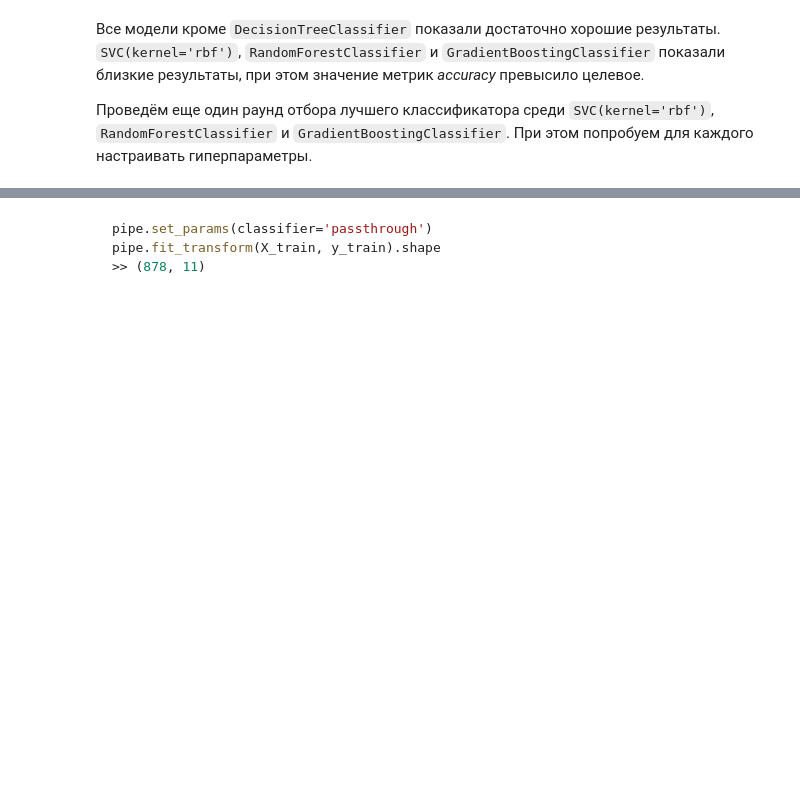
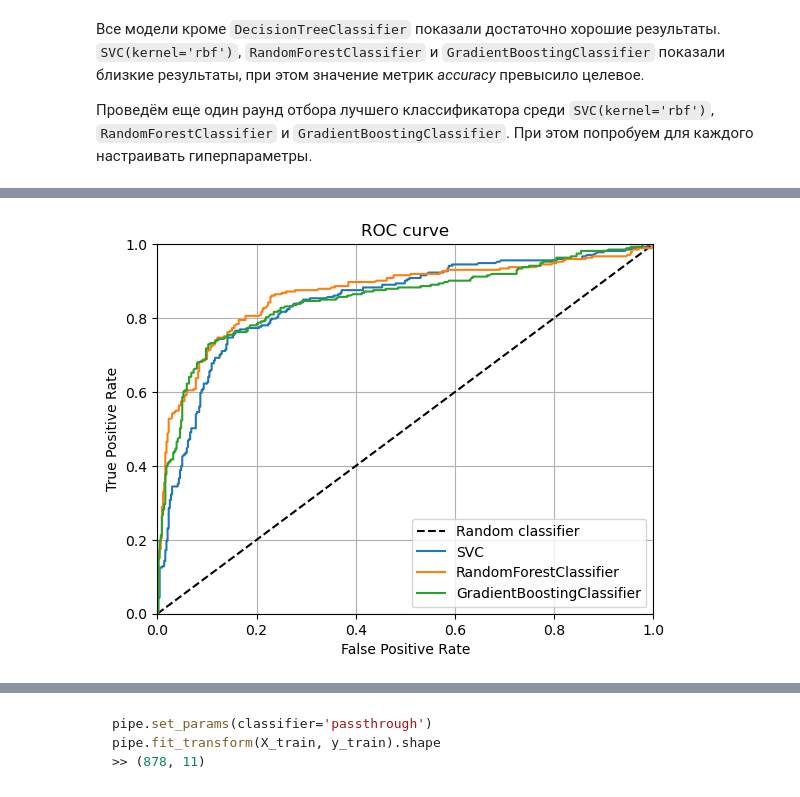
Before and after one commit to AlekseiBogachev/Titanic-Machine-Learning-from-Disaster, a Jupyter notebook: sources/Titanic-Machine-Learning-from-Disaster.ipynb, the cells around one changed output, grey strips where cells are left out. Cells and saved outputs as stored; diff of their text form; code cells hidden in the pictures; blank space fills up the shorter version.

```diff
--- a/sources/Titanic-Machine-Learning-from-Disaster.ipynb
+++ b/sources/Titanic-Machine-Learning-from-Disaster.ipynb
@@ -1583,0 +1528,79 @@ ValueError: Invalid parameter 'min_samples' for estimator RandomForestClassifier
+# %%
+from sklearn.model_selection import GridSearchCV
+
+classifiers = [
+    SVC(kernel='rbf'),
+    RandomForestClassifier(),
+    GradientBoostingClassifier(),
+]
+
+methods = [
+    'decision_function',
+    'predict_proba',
+    'predict_proba',
+]
+
+params_dicts = [
+    {'classifier__C': np.linspace(0.1, 2, 20),
+     'classifier__kernel': ['rbf', 'sigmoid']
+    },
+
+    {'classifier__n_estimators': [10, 25, 50, 100, 150, 200, 250, 300],
+     'classifier__min_samples_split': [2, 5, 10, 50, 100, 200],
+    },
+
+    {'classifier__learning_rate': [0.01, 0.025, 0.05, 0.1, 0.2],
+     'classifier__n_estimators': [50, 75, 100, 150, 200],
+     'classifier__min_samples_split': [2, 5, 7, 10],
+     'classifier__max_depth': [2, 3, 4, 5, 7]
+    },
+]
+
+
+scores_dict = dict()
+
+fig, ax = plot_roc_curve_for_random_clf()
+
+for i, (classifier, method, params) in enumerate(zip(classifiers, methods, params_dicts)):
+    label = type(classifier).__name__
+    print(f'{i+1}. {label}')
+
+    pipe.set_params(classifier=classifier)
+
+
+    grid_search = GridSearchCV(estimator=pipe,
+                              param_grid=params,
+                              cv=10,
+                              scoring='accuracy',#'roc_auc',
+                              n_jobs=-1,
+                              verbose=1
+                             )
+
+    grid_search.fit(X=X_train, y=y_train)
+
+    print('Лучшие параметры:')
+    print(grid_search.best_params_)
+
+    scores_dict[label] = cross_val_score(estimator=grid_search.best_estimator_,
+                                         X=X_train,
+                                         y=y_train,
+                                         scoring='accuracy',
+                                         cv=10,
+                                         n_jobs=-1,
+                                        )
+
+    ax = evaluate_model(model=grid_search.best_estimator_, X=X_train, y=y_train, method=method, label=label, cv=10, ax=ax)
+
+    print()
+
+plt.legend()
+plt.show()
+
+print()
+
+pd.DataFrame(scores_dict).boxplot(rot=45)
+plt.xlabel('Классификатор')
+plt.ylabel('Accuracy')
+plt.title('Значения метрики accuracy по результатм\nкросс-валидации для разных классификаторов')
+plt.show()
+# %% [output]
@@ -1583,0 +1634 @@ ValueError: Invalid parameter 'min_samples' for estimator RandomForestClassifier
+[figure, added]
```
Also changed, not shown: parts of 7 cells of this notebook.
